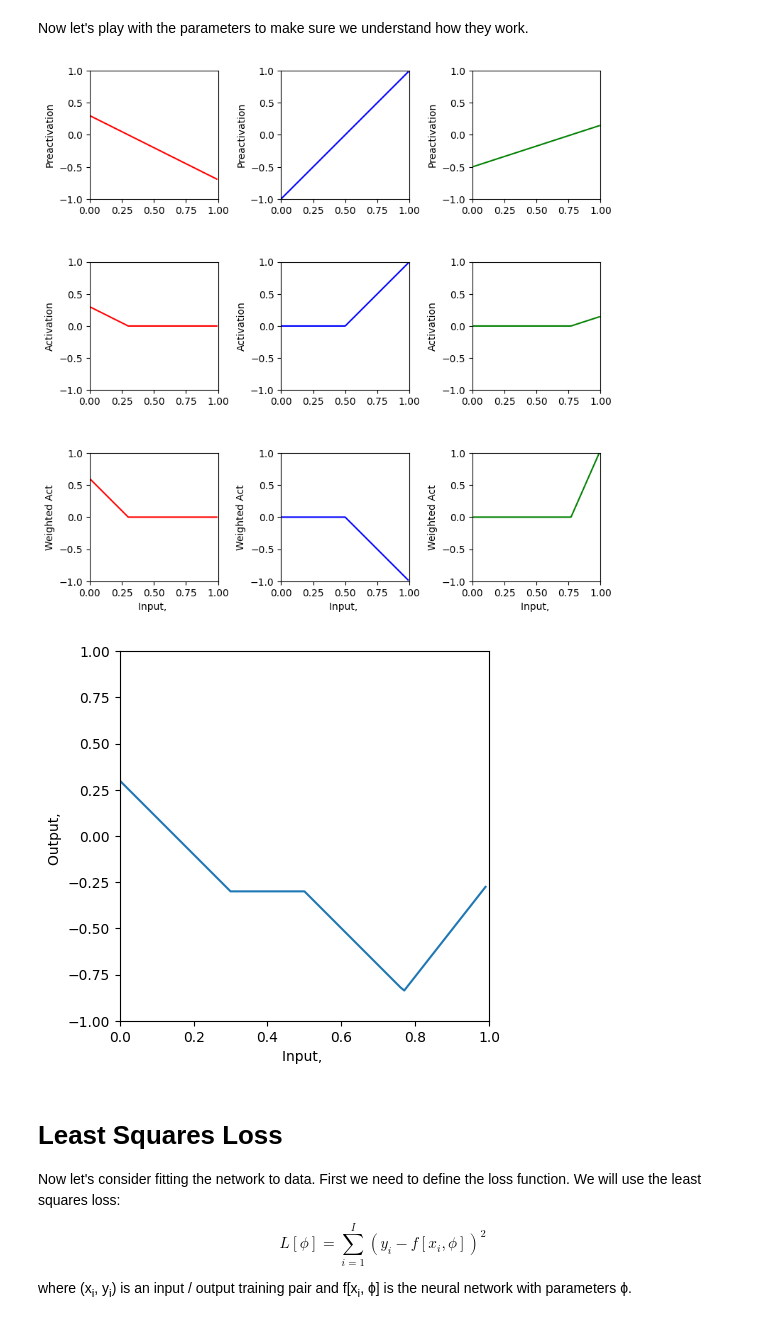
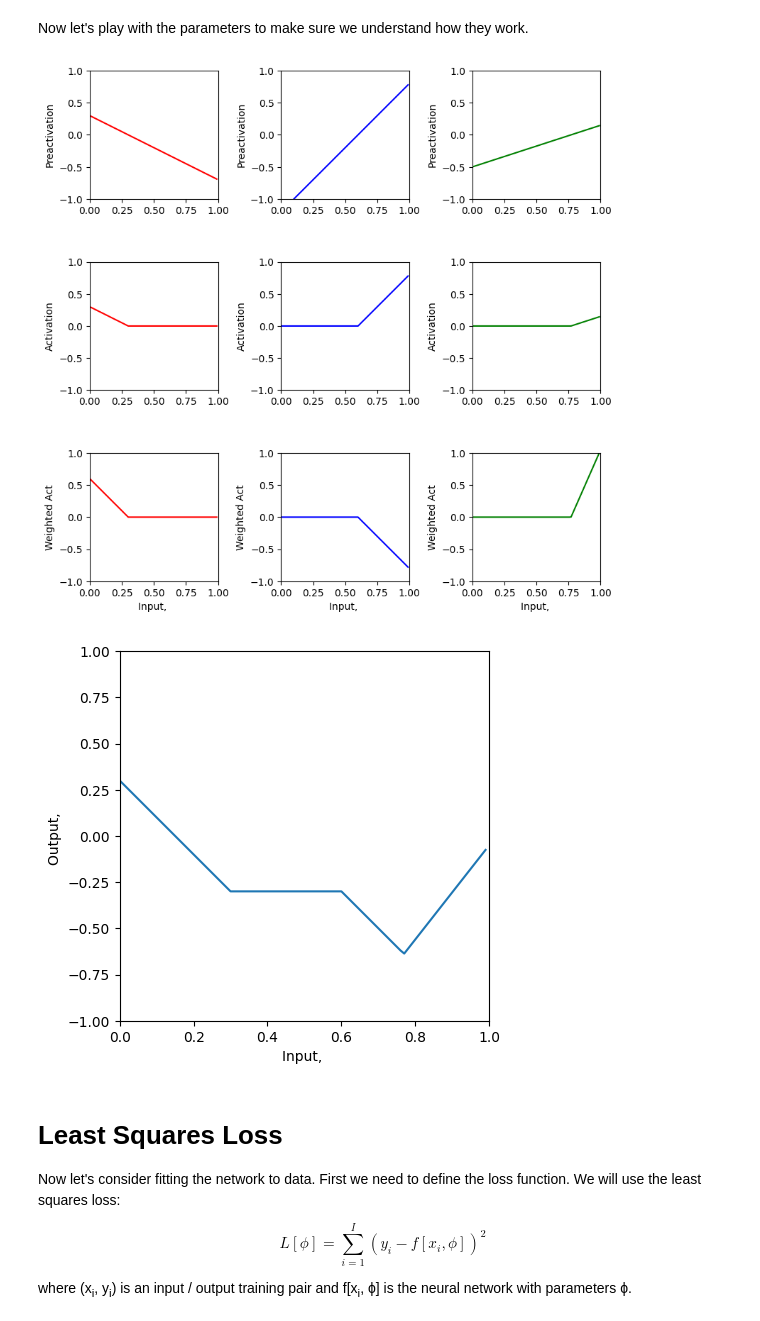
Before and after one commit to kanishk-jain-2001/understanding-deep-learning, a Jupyter notebook: chapter3/shallowneuralnets.ipynb, the cells around one changed output. Cells and saved outputs as stored; diff of their text form; code cells hidden in the pictures.

```diff
--- a/chapter3/shallowneuralnets.ipynb
+++ b/chapter3/shallowneuralnets.ipynb
@@ -112,41 +110,59 @@ Now let's play with the parameters to make sure we understand how they work.
 # %%
 # 1. Predict what effect changing phi_0 will have on the network.
 
-# 2. Predict what effect multiplying phi_1, phi_2, phi_3 by 0.5 would have.  Check if you are correct
+"""Changing phi_0 translates graph up or down in the y direction"""
 
-# 3. Predict what effect multiplying phi_1 by -1 will have.  Check if you are correct.
+# 2. Predict what effect multiplying phi_1, phi_2, phi_3 by 0.5 would have.
+""" Multiplying phi_1, phi_2, and phi_3 by 0.5 would dampen the slopes of each linear part """
 
-# 4. Predict what effect setting theta_20 to -1.2 will have.  Check if you are correct.
+# 3. Predict what effect multiplying phi_1 by -1 will have.
+""" Multiplying phi_1 by -1 would reflect the corresponding part of the graph over the x axis """
+
+# 4. Predict what effect setting theta_20 to -1.2 will have.
+""" Setting theta_20 will increase the amount of length that all three graphs are zero """
 
 # 5. Change the parameters so that there are only two "joints" (including outside the range of the plot)
 # There are actually three ways to do this. See if you can figure them all out
 
+"""
+Way 1:
+
+Way 2:
+
+Way 3:
+
+"""
+
 # 6. With the original parameters, the second line segment is flat (i.e. has slope zero)
 # How could you change theta_10 so that all of the segments have non-zero slopes
 
+"""
+
+"""
+
 # 7. What do you predict would happen if you multiply theta_20 and theta21 by 0.5, and phi_2 by 2.0?
-# Check if you are correct.
+
 
 # 8. What do you predict would happen if you multiply theta_20 and theta21 by -0.5, and phi_2 by -2.0?
-# Check if you are correct.
+
 
 theta_10 =  0.3 ; theta_11 = -1.0
-theta_20 = -1.0  ; theta_21 = 2.0
+theta_20 = -1.2  ; theta_21 = 2.0
 theta_30 = -0.5  ; theta_31 = 0.65
 phi_0 = -0.3; phi_1 = 2.0; phi_2 = -1.0; phi_3 = 7.0
 
 # Define a range of input values
 x = np.arange(0,1,0.01)
 
 # We run the neural network for each of these input values
 y, pre_1, pre_2, pre_3, act_1, act_2, act_3, w_act_1, w_act_2, w_act_3 = \
     shallow_1_1_3(x, ReLU, phi_0,phi_1,phi_2,phi_3, theta_10, theta_11, theta_20, theta_21, theta_30, theta_31)
 
 # And then plot it
 plot_neural(x, y, pre_1, pre_2, pre_3, act_1, act_2, act_3, w_act_1, w_act_2, w_act_3, plot_all=True)
 # %% [output]
-[figure, old version]
+[figure, new version]
-[figure, old version]
+[figure, new version]
 # %% [markdown]
 # Least Squares Loss
 
```
Also changed, not shown: parts of 2 cells of this notebook.
